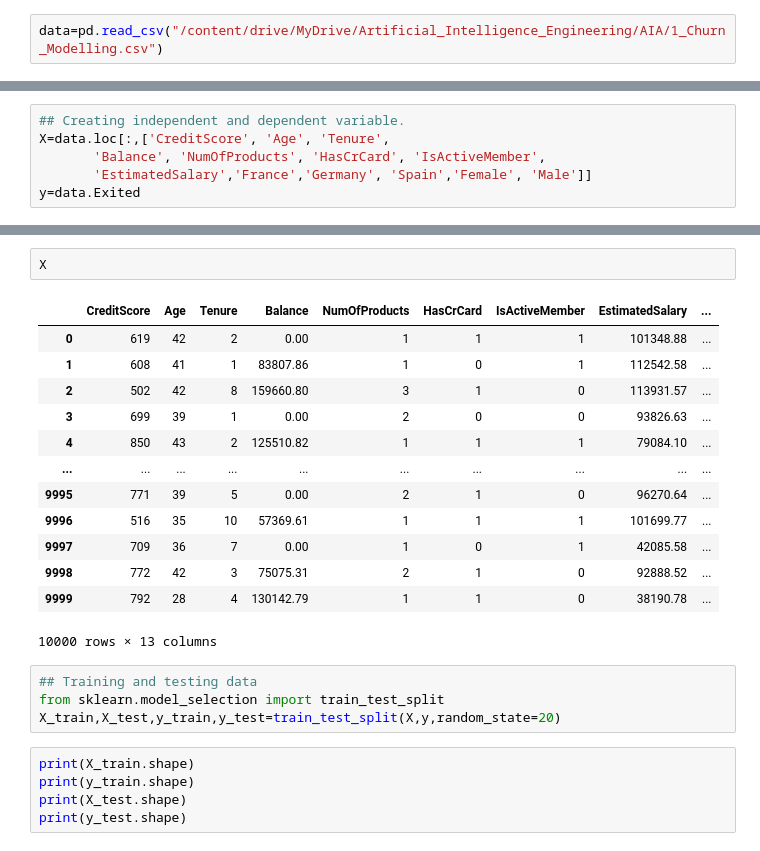
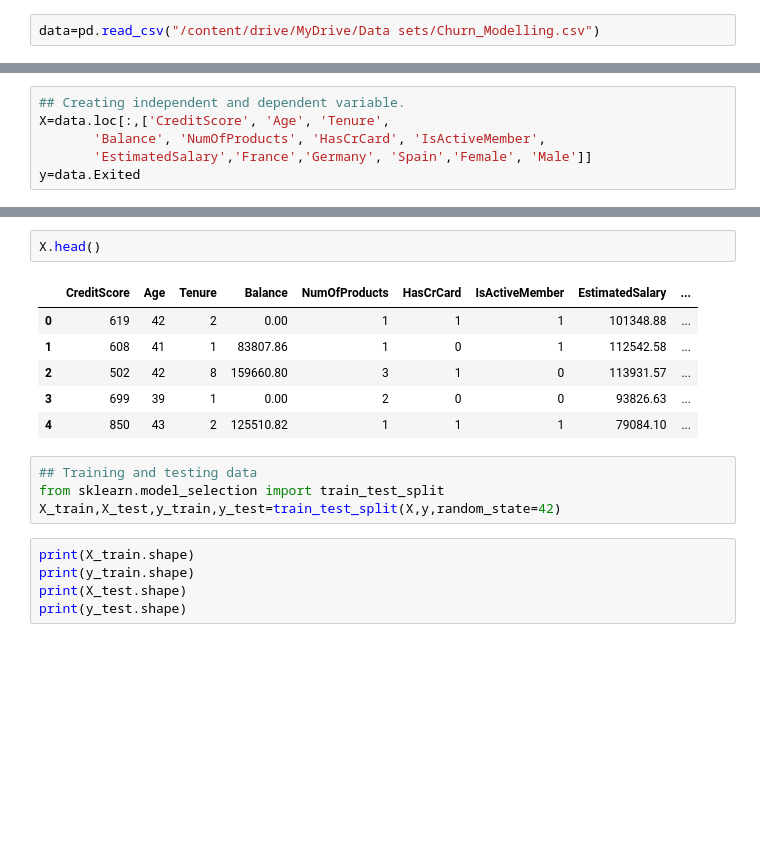
Before and after one commit to nishantab95/dl-01, a Jupyter notebook: Churn_model_DL.ipynb, the cells around one changed output, grey strips where cells are left out. Cells and saved outputs as stored; diff of their text form; blank space fills up the shorter version.

```diff
--- a/Churn_model_DL.ipynb
+++ b/Churn_model_DL.ipynb
@@ -9,5 +14,5 @@ Mounted at /content/drive
 # %%
-data=pd.read_csv("/content/drive/MyDrive/Artificial_Intelligence_Engineering/AIA/1_Churn_Modelling.csv")
+data=pd.read_csv("/content/drive/MyDrive/Data sets/Churn_Modelling.csv")
 # %%
 # Business problem:-To find out whether customers will leave the bank or not.
 # %%
@@ -171,24 +173,17 @@ y
 dtype: int64
 # %%
-X
+X.head()
 # %% [output]
 |  | CreditScore | Age | Tenure | Balance | NumOfProducts | HasCrCard | IsActiveMember | EstimatedSalary | ... |
 | 0 | 619 | 42 | 2 | 0.00 | 1 | 1 | 1 | 101348.88 | ... |
 | 1 | 608 | 41 | 1 | 83807.86 | 1 | 0 | 1 | 112542.58 | ... |
 | 2 | 502 | 42 | 8 | 159660.80 | 3 | 1 | 0 | 113931.57 | ... |
 | 3 | 699 | 39 | 1 | 0.00 | 2 | 0 | 0 | 93826.63 | ... |
 | 4 | 850 | 43 | 2 | 125510.82 | 1 | 1 | 1 | 79084.10 | ... |
-| ... | ... | ... | ... | ... | ... | ... | ... | ... | ... |
-| 9995 | 771 | 39 | 5 | 0.00 | 2 | 1 | 0 | 96270.64 | ... |
-| 9996 | 516 | 35 | 10 | 57369.61 | 1 | 1 | 1 | 101699.77 | ... |
-| 9997 | 709 | 36 | 7 | 0.00 | 1 | 0 | 1 | 42085.58 | ... |
-| 9998 | 772 | 42 | 3 | 75075.31 | 2 | 1 | 0 | 92888.52 | ... |
-| 9999 | 792 | 28 | 4 | 130142.79 | 1 | 1 | 0 | 38190.78 | ... |
-10000 rows × 13 columns
 # %%
 ## Training and testing data
 from sklearn.model_selection import train_test_split
-X_train,X_test,y_train,y_test=train_test_split(X,y,random_state=20)
+X_train,X_test,y_train,y_test=train_test_split(X,y,random_state=42)
 # %%
 print(X_train.shape)
 print(y_train.shape)
```
Also changed, not shown: parts of 59 cells of this notebook.
